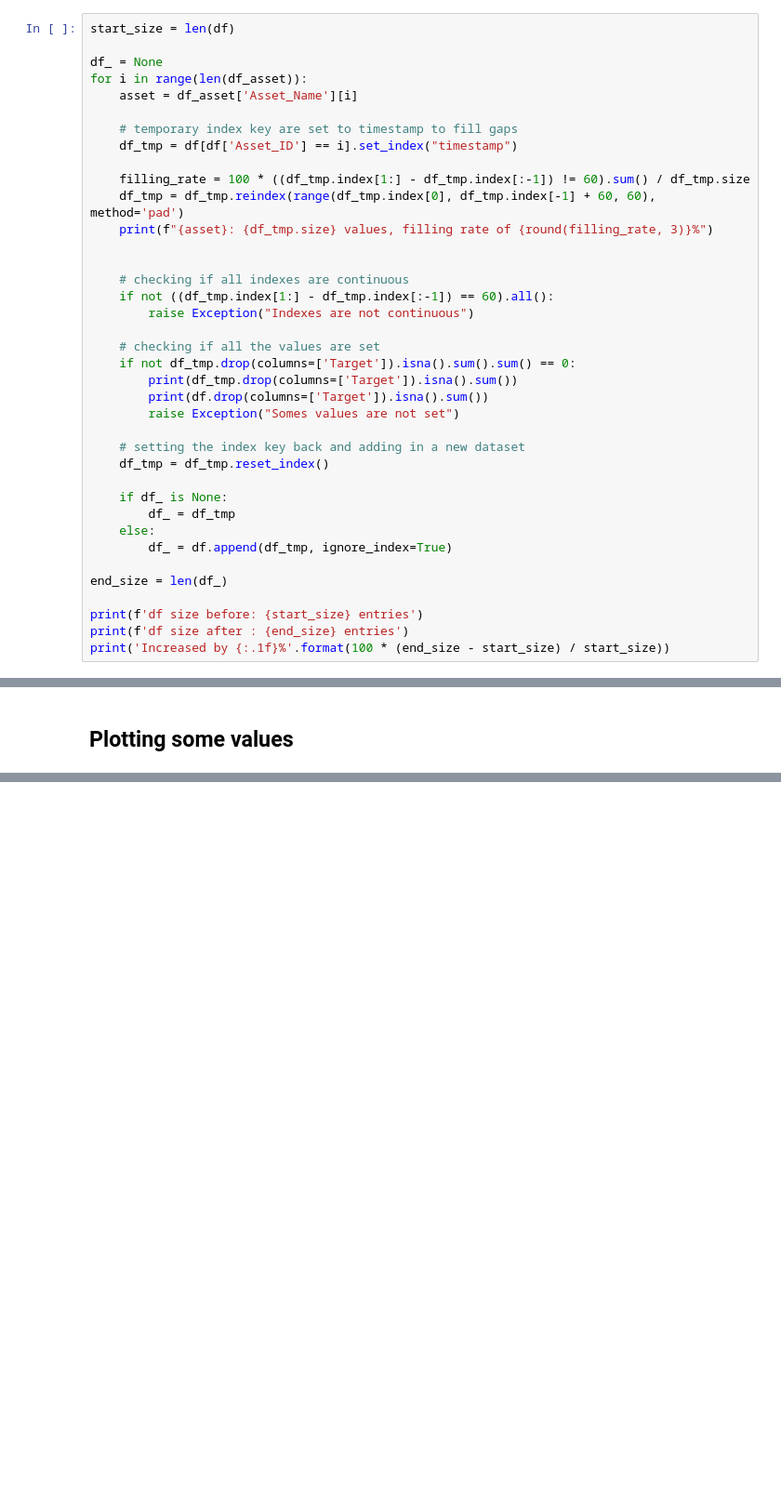
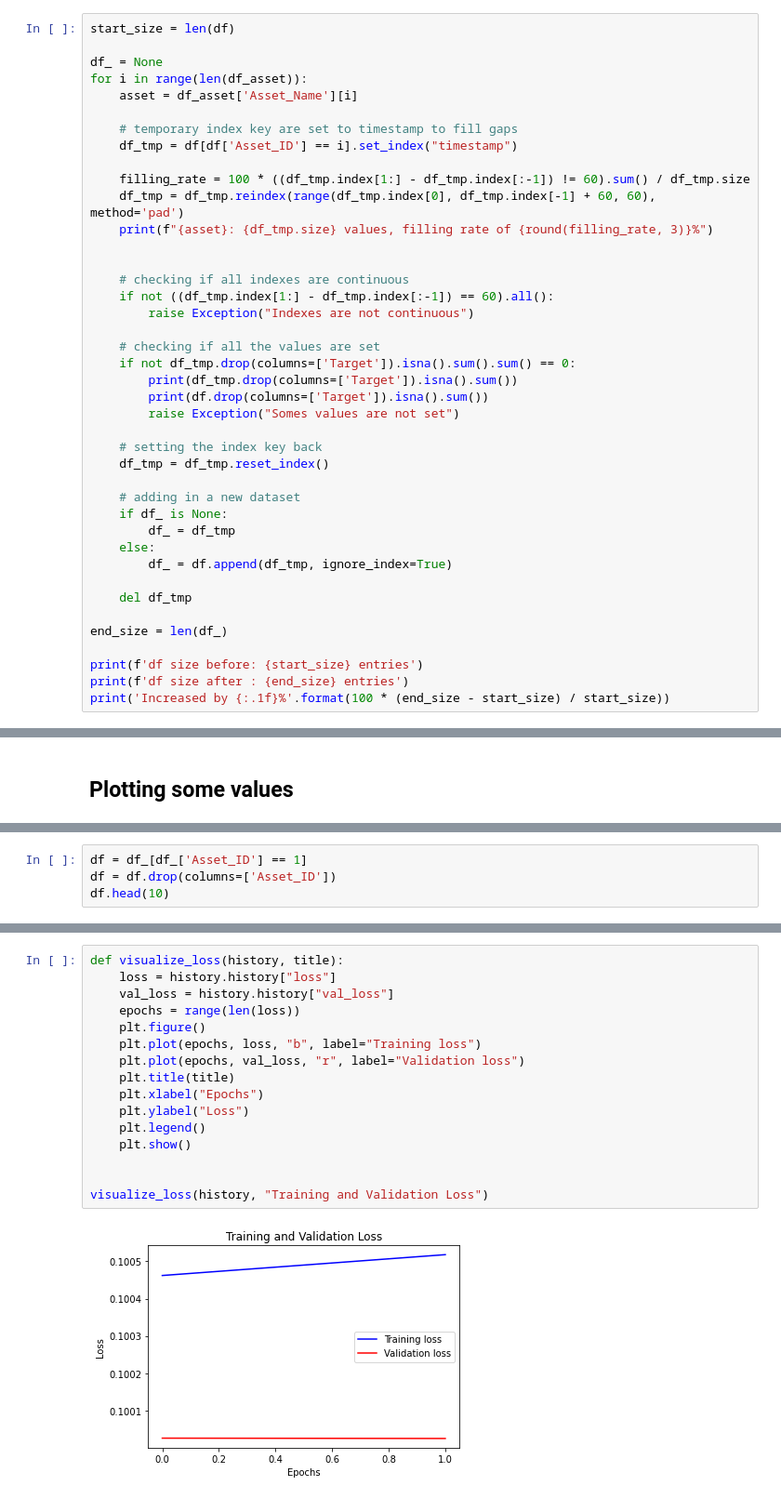
Before and after one commit to martinlabe/crypto-pred, a Jupyter notebook: src/reading-data.ipynb, the cells around one changed output, grey strips where cells are left out. Shown at 93% size. Cells and saved outputs as stored; diff of their text form; blank space fills up the shorter version.

```diff
--- a/src/reading-data.ipynb
+++ b/src/reading-data.ipynb
@@ -203,13 +204,16 @@ for i in range(len(df_asset)):
         print(df.drop(columns=['Target']).isna().sum())
         raise Exception("Somes values are not set")
 
-    # setting the index key back and adding in a new dataset
+    # setting the index key back
     df_tmp = df_tmp.reset_index()
 
+    # adding in a new dataset
     if df_ is None:
         df_ = df_tmp
     else:
         df_ = df.append(df_tmp, ignore_index=True)
+
+    del df_tmp
 
 end_size = len(df_)
 
@@ -254,0 +274,4 @@ fig.show()
+# %%
+df = df_[df_['Asset_ID'] == 1]
+df = df.drop(columns=['Asset_ID'])
+df.head(10)
@@ -254,0 +367,18 @@ fig.show()
+# %%
+def visualize_loss(history, title):
+    loss = history.history["loss"]
+    val_loss = history.history["val_loss"]
+    epochs = range(len(loss))
+    plt.figure()
+    plt.plot(epochs, loss, "b", label="Training loss")
+    plt.plot(epochs, val_loss, "r", label="Validation loss")
+    plt.title(title)
+    plt.xlabel("Epochs")
+    plt.ylabel("Loss")
+    plt.legend()
+    plt.show()
+
+
+visualize_loss(history, "Training and Validation Loss")
+# %% [output]
+[figure, added]
```
Also changed, not shown: parts of 5 cells of this notebook.
